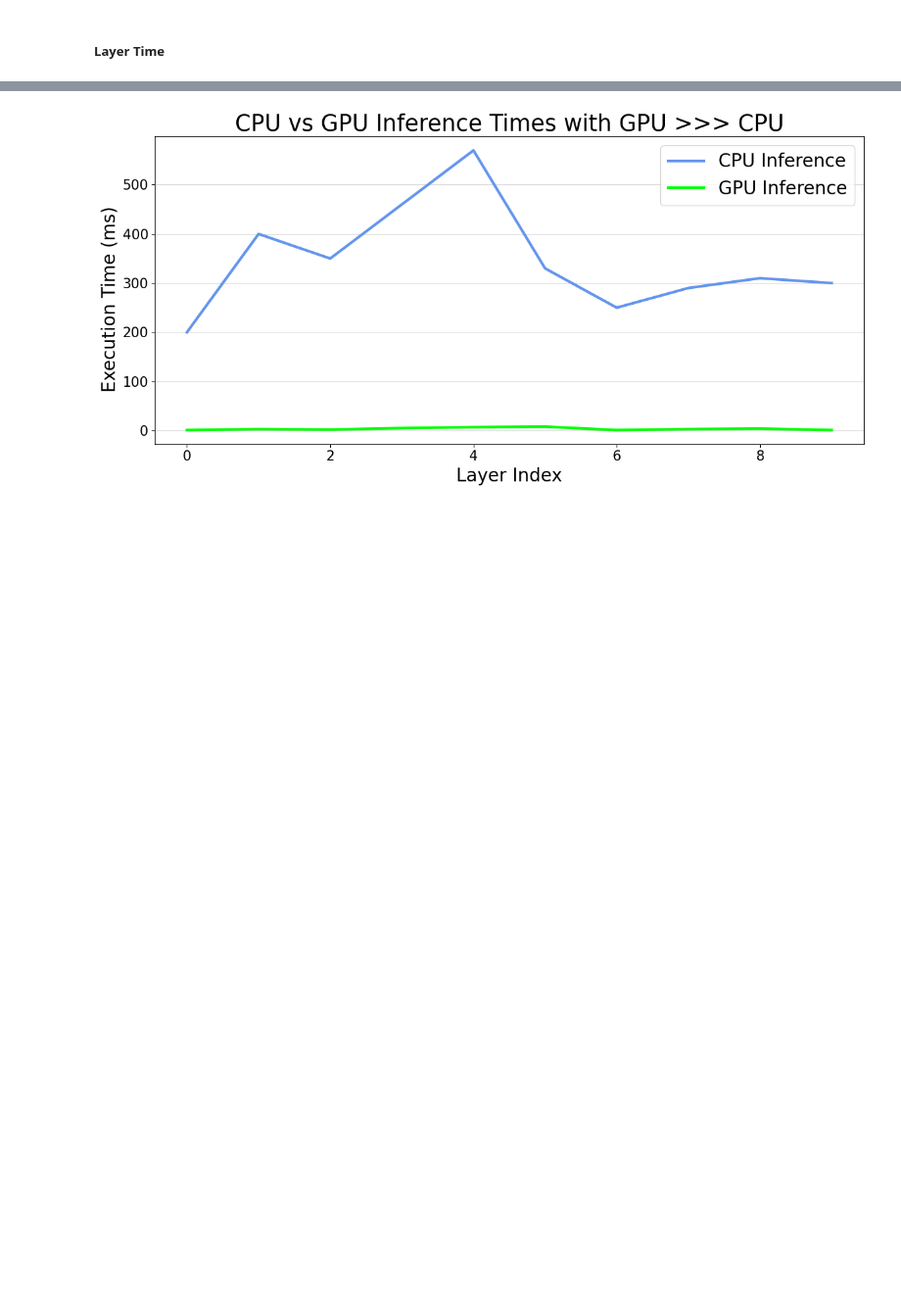
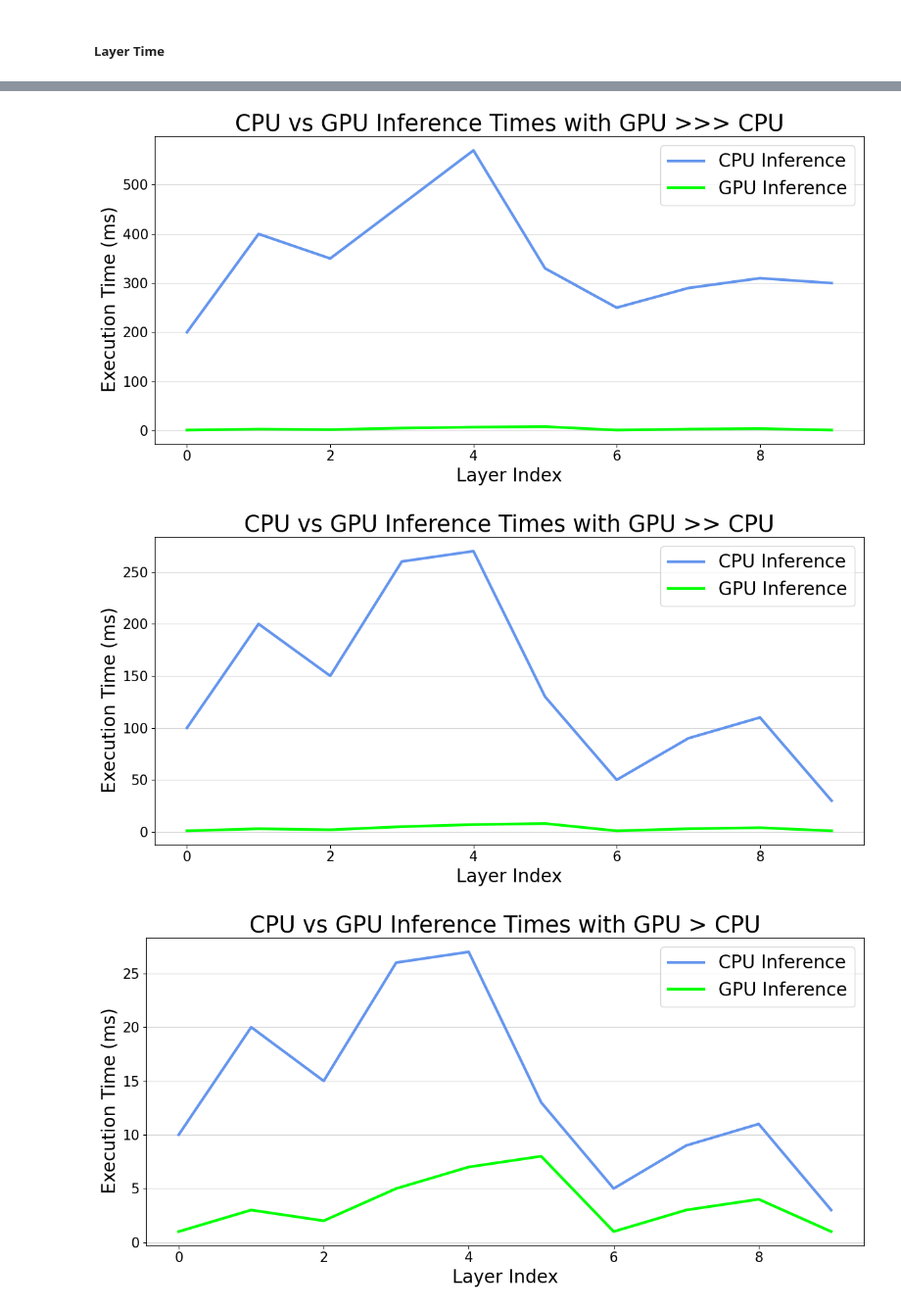
Before and after one commit to SeungWoo3/graph-rage2025, a Jupyter notebook: 1.LayerTime/1.LayerTime.ipynb, the cells around one changed output, grey strips where cells are left out. Shown at 98% size. Saved outputs shown, nothing was run; the diff lists cells and outputs as text; code cells hidden in the pictures; blank space fills up the shorter version.

```diff
--- a/1.LayerTime/1.LayerTime.ipynb
+++ b/1.LayerTime/1.LayerTime.ipynb
@@ -71,7 +76,8 @@ def maxCore(device:str) -> int:
 save_formats = ['png', 'pdf', 'svg']
 devices = ['nano', 'orin']
 types = ["toy_simul", "real_simul", "real_exp"]
-models = ['densenet201', 'resnet152', 'enetb0', 'csmobilenet-v2', 'squeezenet', 'yolov7', 'yolov7-tiny', 'yolov4', 'yolov4-tiny', 'resnet10', 'yolov2-tiny']
+models = ['densenet201', 'resnet152', 'enetb0', 'csmobilenet-v2', 'squeezenet',
+          'yolov7', 'yolov7-tiny', 'yolov4', 'yolov4-tiny', 'resnet10', 'yolov2-tiny']
 # %%
 for save_format in save_formats:
     directory_path = f'./{save_format}'
@@ -88,15 +94,6 @@ for save_format in save_formats:
 ### Load csv & Dataframe 생성
 # %% [markdown]
 ##### 1. toy_simul
-# %%
-device = 'nano'
-type = "toy_simul"
-model = "densenet201"
-
-max_cores = maxCore(device)
-if type not in types:
-    print("Unknown type: ", type)
-layer_num = layerNum(model)
 # %%
 if type == "toy_simul":
     models = ["GPU >>> CPU", "GPU >> CPU", "GPU > CPU", "GPU > CPU | GPU < CPU"]
@@ -137,4 +133,5 @@ if not os.path.exists(f"../../csv/{date_label}"):
 # %%
-cpu_layer_time_path = f"../../csv/{date_label}/layer_time/{model}/cpu_raw_data_01blas.csv"
-gpu_layer_time_path = f"../../csv/{date_label}/layer_time/{model}/gpu_raw_data.csv"
+if type == 'real_simul':
+    cpu_layer_time_path = f"../../csv/{date_label}/layer_time/{model}/cpu_raw_data_01blas.csv"
+    gpu_layer_time_path = f"../../csv/{date_label}/layer_time/{model}/gpu_raw_data.csv"
 # %%
@@ -172,19 +170,42 @@ gpu_inference_list = differences
 # %% [markdown]
 ##### Layer Time
 # %%
-plt.figure(figsize=(12, 6))
-plt.plot(cpu_inference_list, label='CPU Inference', color = "cornflowerblue", linewidth=3)
-plt.plot(gpu_inference_list, label='GPU Inference', color = "lime", linewidth=3)
-plt.yticks(fontsize=15)
-plt.xticks(fontsize=15)
-plt.xlabel('Layer Index', size=20)
-plt.ylabel('Execution Time (ms)   ', size=20)
-plt.title(f'CPU vs GPU Inference Times with {model}', size=25)
-plt.grid(True, axis='y', alpha = 0.5)
-plt.legend(fontsize=20, ncol=1, frameon=True)
+if type == "toy_simul":
+    print(models)
+else:
+    models = [model]
 
-plt.tight_layout()
+for model in models:
+    if model == "GPU >>> CPU":
+        # GPU >>> CPU
+        cpu_inference_list = [200,400,350,460,570,330,250,290,310,300]
+        gpu_inference_list = [1,3,2,5,7,8,1,3,4,1]
+    elif model == "GPU >> CPU":
+        # GPU >>> CPU
+        cpu_inference_list = [100,200,150,260,270,130,50,90,110,30]
+        gpu_inference_list = [1,3,2,5,7,8,1,3,4,1]
+    elif model == "GPU > CPU":
+        # GPU > CPU
+        cpu_inference_list = [10,20,15,26,27,13,5,9,11,3]
+        gpu_inference_list = [1,3,2,5,7,8,1,3,4,1]
+    elif model == "GPU > CPU | GPU < CPU":
+        # # GPU CPU 반반 (앞이 GPU 효율 좋음)
+        cpu_inference_list = [10,20,15,26,27,13,5,9,11,3]
+        gpu_inference_list = [1,3,2,5,7,18,14,15,18,5]
 
-for save_format in save_formats:
-    plt.savefig(f'./{save_format}/LayerTime-plot-{device}-{type}-{model}-{date_label}.{save_format}')
+    plt.figure(figsize=(12, 6))
+    plt.plot(cpu_inference_list, label='CPU Inference', color = "cornflowerblue", linewidth=3)
+    plt.plot(gpu_inference_list, label='GPU Inference', color = "lime", linewidth=3)
+    plt.yticks(fontsize=15)
+    plt.xticks(fontsize=15)
+    plt.xlabel('Layer Index', size=20)
+    plt.ylabel('Execution Time (ms)   ', size=20)
+    plt.title(f'CPU vs GPU Inference Times with {model}', size=25)
+    plt.grid(True, axis='y', alpha = 0.5)
+    plt.legend(fontsize=20, ncol=1, frameon=True)
+
+    plt.tight_layout()
+
+    for save_format in save_formats:
+        plt.savefig(f'./{save_format}/LayerTime-plot-{device}-{type}-{model}-{date_label}.{save_format}')
 # %% [output]
@@ -191 +213,3 @@ for save_format in save_formats:
 [figure]
+[figure, added]
+[figure, added]
```
Also changed, not shown: parts of 7 cells of this notebook, 46 other files.
